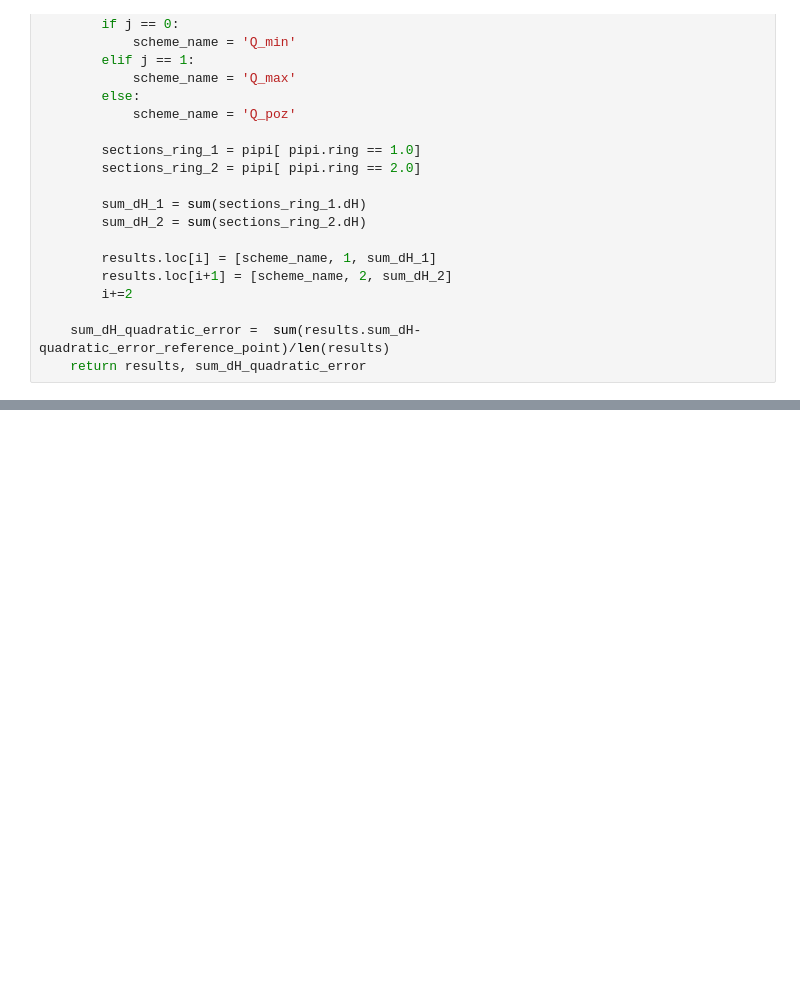
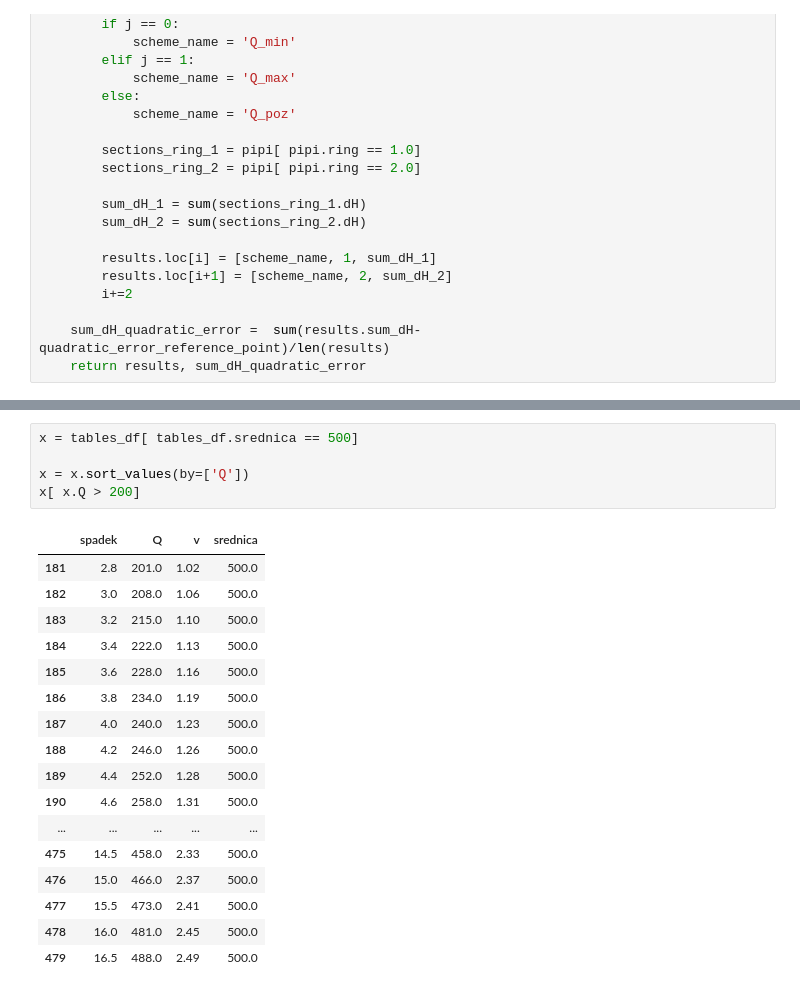
Before and after one commit to koraldek/Waterworks, a Jupyter notebook: Wodociagi.ipynb, the cells around one changed output, grey strips where cells are left out. Drawn from its saved outputs; the diff is of its cells as text; blank space fills up the shorter version.

```diff
--- a/Wodociagi.ipynb
+++ b/Wodociagi.ipynb
@@ -213,3 +249,26 @@ tables_df
+# %%
+x = tables_df[ tables_df.srednica == 500]
+
+x = x.sort_values(by=['Q'])
+x[ x.Q > 200]
+# %% [output]
+|  | spadek | Q | v | srednica |
+| 181 | 2.8 | 201.0 | 1.02 | 500.0 |
+| 182 | 3.0 | 208.0 | 1.06 | 500.0 |
+| 183 | 3.2 | 215.0 | 1.10 | 500.0 |
+| 184 | 3.4 | 222.0 | 1.13 | 500.0 |
+| 185 | 3.6 | 228.0 | 1.16 | 500.0 |
+| 186 | 3.8 | 234.0 | 1.19 | 500.0 |
+| 187 | 4.0 | 240.0 | 1.23 | 500.0 |
+| 188 | 4.2 | 246.0 | 1.26 | 500.0 |
+| 189 | 4.4 | 252.0 | 1.28 | 500.0 |
+| 190 | 4.6 | 258.0 | 1.31 | 500.0 |
+| ... | ... | ... | ... | ... |
+| 475 | 14.5 | 458.0 | 2.33 | 500.0 |
+| 476 | 15.0 | 466.0 | 2.37 | 500.0 |
+| 477 | 15.5 | 473.0 | 2.41 | 500.0 |
+| 478 | 16.0 | 481.0 | 2.45 | 500.0 |
+| 479 | 16.5 | 488.0 | 2.49 | 500.0 |
 # %%
 # function: select list of diameters for provided Q - DONE
 ## Assign available diameter for entry
```
Also changed, not shown: parts of 35 cells of this notebook, 1 other file.
